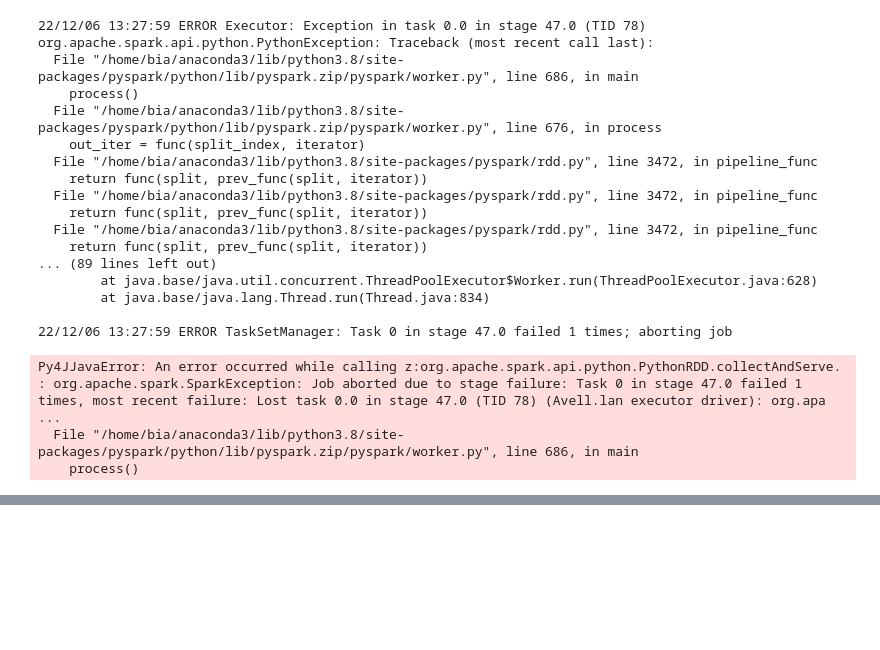
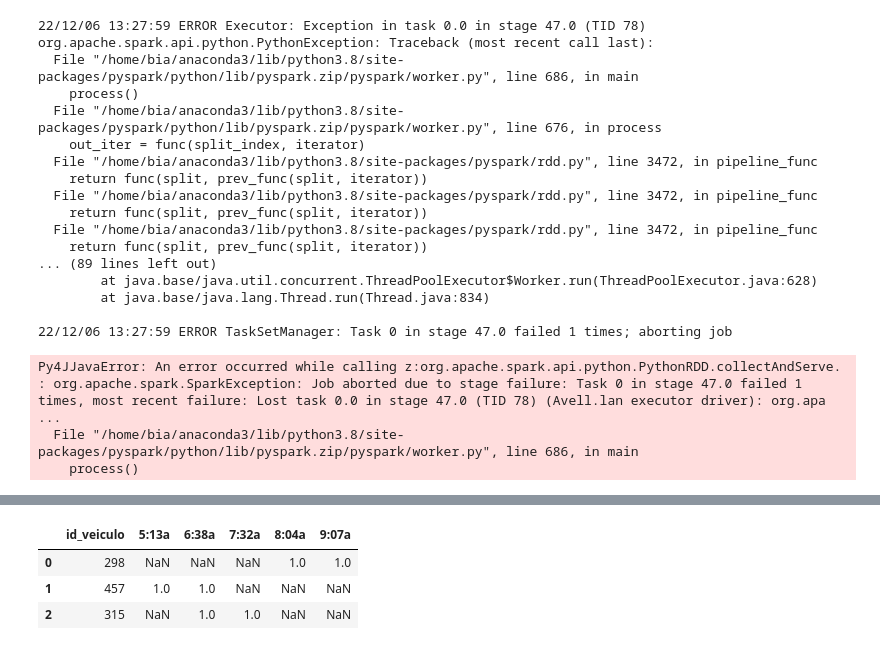
Before and after one commit to amorim-dev/DSA_Data-Science-Course, a Jupyter notebook: 2. big-data-real-time-analytics-with-python-and-spark/Ch13_Apache-Spark-SQL_Part2/mini_project4.ipynb, the cells around one changed output, grey strips where cells are left out. Cells and saved outputs as stored; diff of their text form; code cells hidden in the pictures; blank space fills up the shorter version.

Commit message:
mini_project4 - Pivot and Window

```diff
--- a/2. big-data-real-time-analytics-with-python-and-spark/Ch13_Apache-Spark-SQL_Part2/mini_project4.ipynb
+++ b/2. big-data-real-time-analytics-with-python-and-spark/Ch13_Apache-Spark-SQL_Part2/mini_project4.ipynb
@@ -1083,0 +1086,3 @@ spark.sql(query).show()
+# %%
+# List of delivery times
+list_times = ['5:13a', '6:38a', '7:32a', '8:04a', '9:07a']
@@ -1083,0 +1103,3 @@ spark.sql(query).show()
+# %%
+# Pivot is a aggregation function in Spark
+df_pivot = df.filter(df.horario.isin(list_times)).groupBy('id_veiculo').pivot('horario').count()
@@ -1083,0 +1116,10 @@ spark.sql(query).show()
+# %%
+# Convert Spark dataframe to Pandas Dataframe to be easy to visualize it
+pandasDF = df_pivot.toPandas()
+# %%
+pandasDF.head()
+# %% [output]
+|  | id_veiculo | 5:13a | 6:38a | 7:32a | 8:04a | 9:07a |
+| 0 | 298 | NaN | NaN | NaN | 1.0 | 1.0 |
+| 1 | 457 | 1.0 | 1.0 | NaN | NaN | NaN |
+| 2 | 315 | NaN | 1.0 | 1.0 | NaN | NaN |
```
Also changed, not shown: parts of 57 cells of this notebook.
